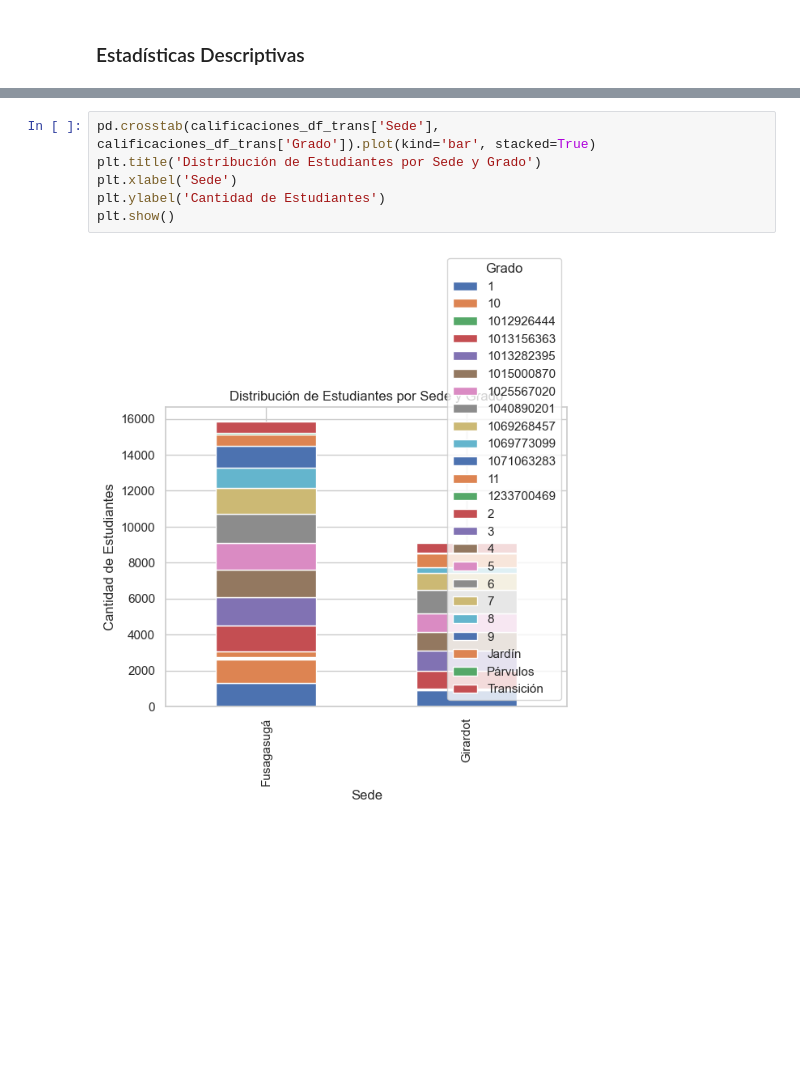
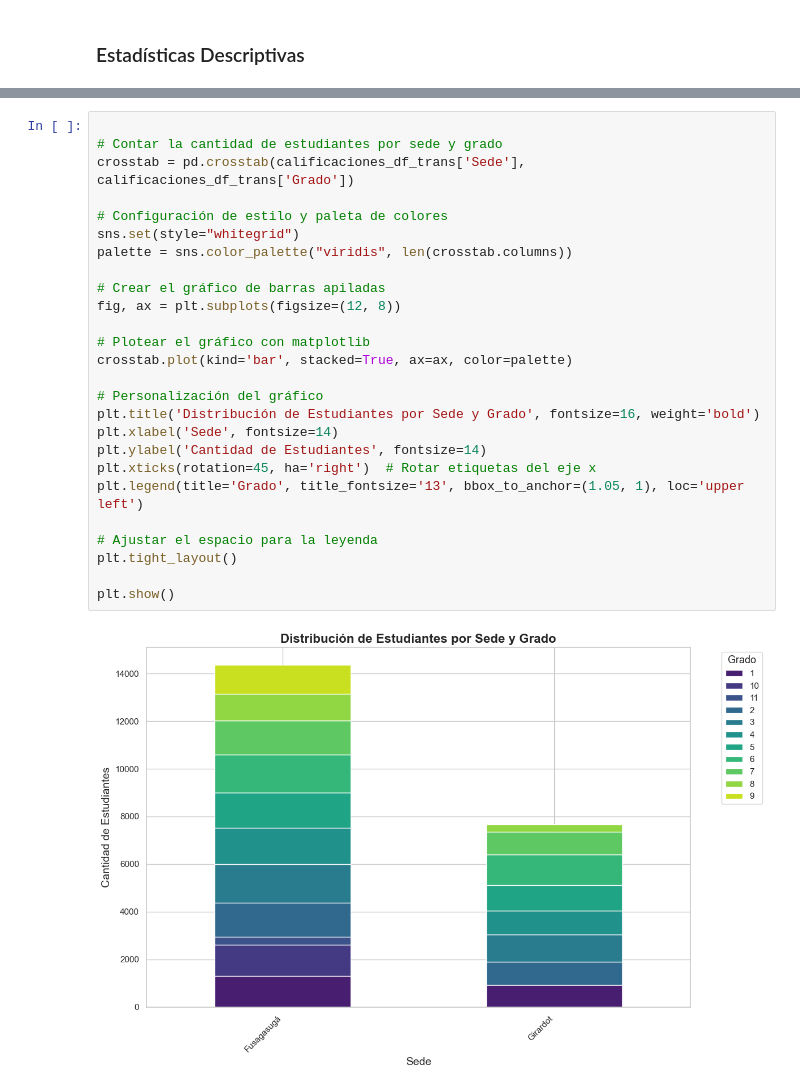
Before and after one commit to didi-gg/formar-innovar, a Jupyter notebook: notebooks/calificaciones_crisp_fase_2.ipynb, the cells around one changed output, grey strips where cells are left out. Cells and saved outputs as stored; diff of their text form; blank space fills up the shorter version.

```diff
--- a/notebooks/calificaciones_crisp_fase_2.ipynb
+++ b/notebooks/calificaciones_crisp_fase_2.ipynb
@@ -253,8 +368,28 @@ plt.show()
-# %%
-pd.crosstab(calificaciones_df_trans['Sede'], calificaciones_df_trans['Grado']).plot(kind='bar', stacked=True)
-plt.title('Distribución de Estudiantes por Sede y Grado')
-plt.xlabel('Sede')
-plt.ylabel('Cantidad de Estudiantes')
-plt.show()
-# %% [output]
-[figure, removed]
+# %%
+
+# Contar la cantidad de estudiantes por sede y grado
+crosstab = pd.crosstab(calificaciones_df_trans['Sede'], calificaciones_df_trans['Grado'])
+
+# Configuración de estilo y paleta de colores
+sns.set(style="whitegrid")
+palette = sns.color_palette("viridis", len(crosstab.columns))
+
+# Crear el gráfico de barras apiladas
+fig, ax = plt.subplots(figsize=(12, 8))
+
+# Plotear el gráfico con matplotlib
+crosstab.plot(kind='bar', stacked=True, ax=ax, color=palette)
+
+# Personalización del gráfico
+plt.title('Distribución de Estudiantes por Sede y Grado', fontsize=16, weight='bold')
+plt.xlabel('Sede', fontsize=14)
+plt.ylabel('Cantidad de Estudiantes', fontsize=14)
+plt.xticks(rotation=45, ha='right')  # Rotar etiquetas del eje x
+plt.legend(title='Grado', title_fontsize='13', bbox_to_anchor=(1.05, 1), loc='upper left')
+
+# Ajustar el espacio para la leyenda
+plt.tight_layout()
+
+plt.show()
+# %% [output]
+[figure, added]
```
Also changed, not shown: parts of 42 cells of this notebook.
